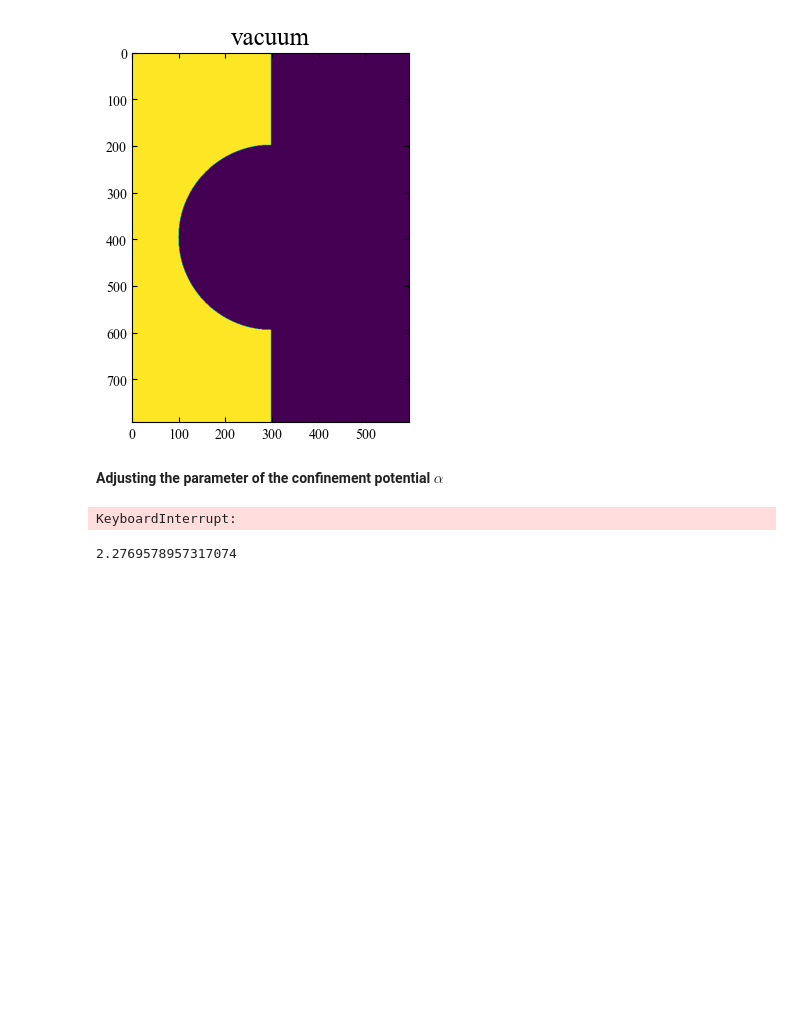
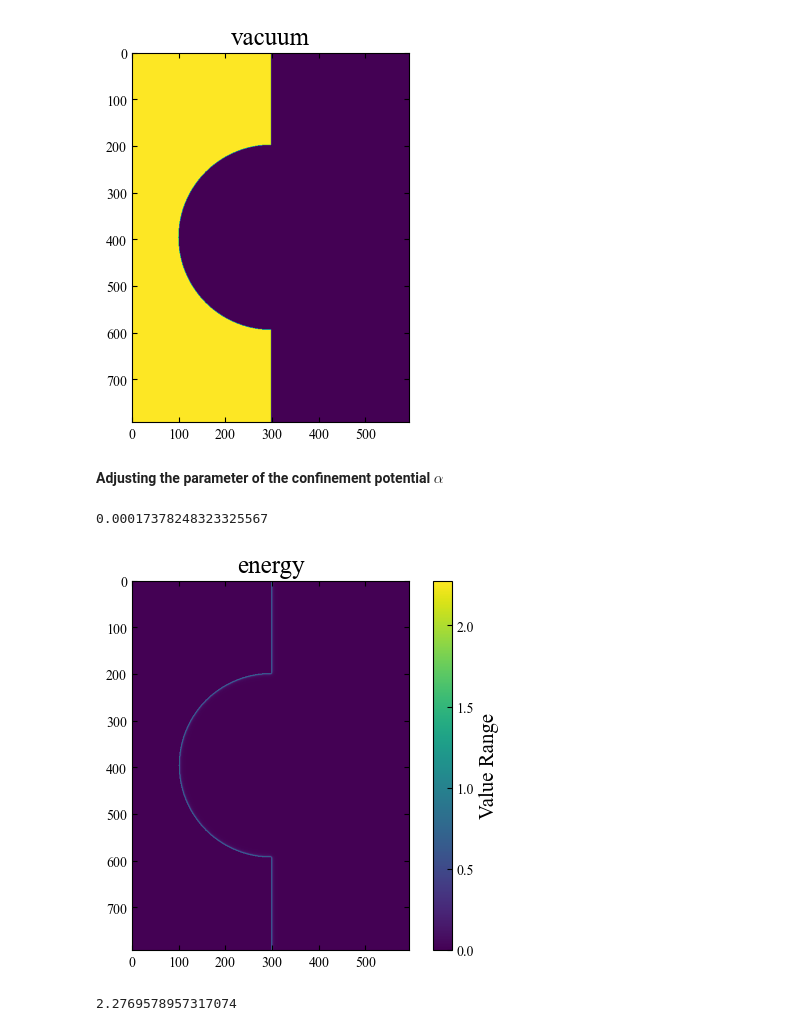
Before and after one commit to Quantum-Dynamics/edgecraft, a Jupyter notebook: PoC_copy.ipynb, the cells around one changed output. Saved outputs shown, nothing was run; the diff lists cells and outputs as text; code cells hidden in the pictures; blank space fills up the shorter version.

```diff
--- a/PoC_copy.ipynb
+++ b/PoC_copy.ipynb
@@ -348,8 +374,14 @@ gate_indices = np.array(np.where(gate == 1)).T
 # %%
 energy = np.zeros_like(space_matrix, dtype=float)
 energy = apply_confinement_potential(energy, bulk_indices, boundary_indices, 1)
+print(energy[300,300])
+plt.imshow(energy)
+plt.title("energy")
+plt.colorbar(label='Value Range')
+plt.show()
 # %% [output]
-KeyboardInterrupt:
+0.00017378248323325567
+[figure, added]
 # %%
 print(np.max(energy))
 # %% [output]
```
Also changed, not shown: parts of 11 cells of this notebook, 1 other file.
